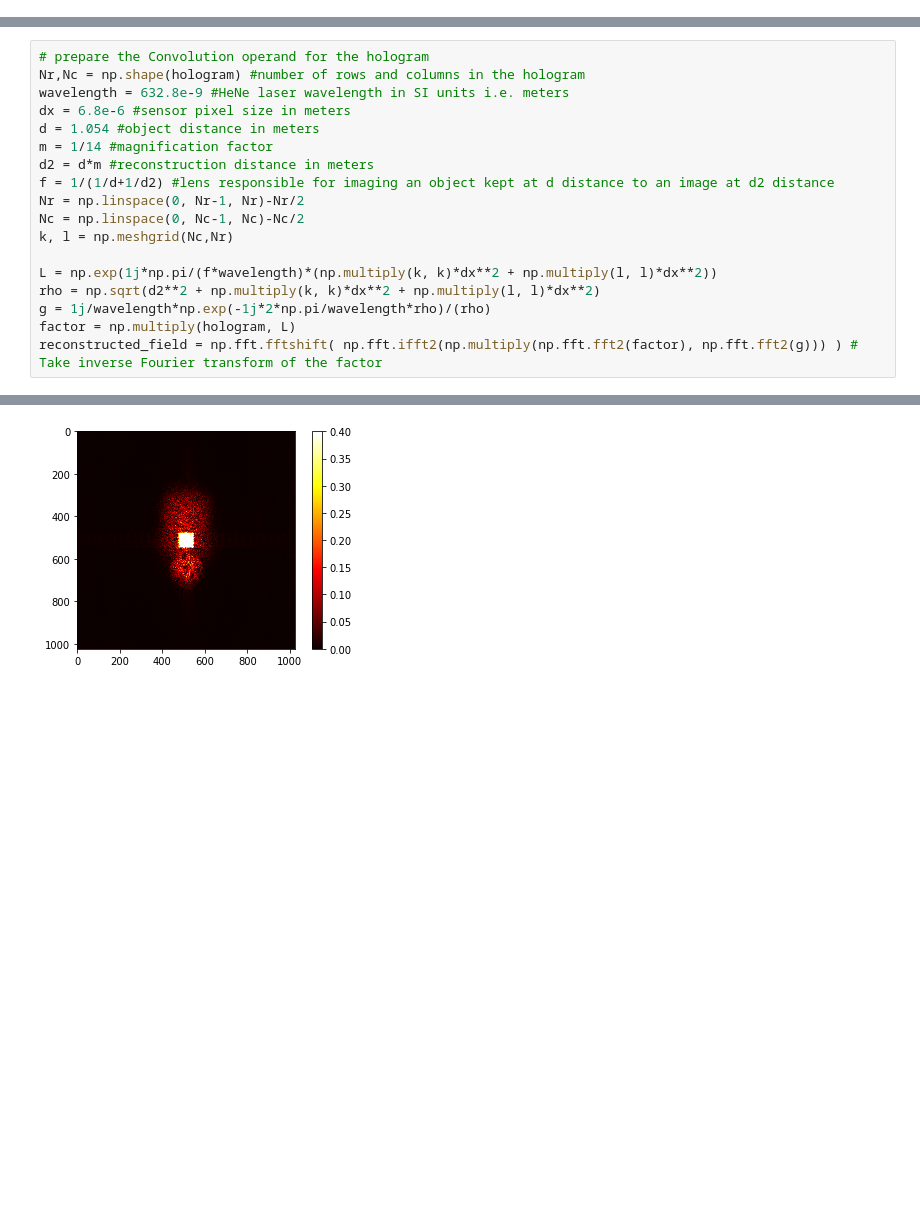
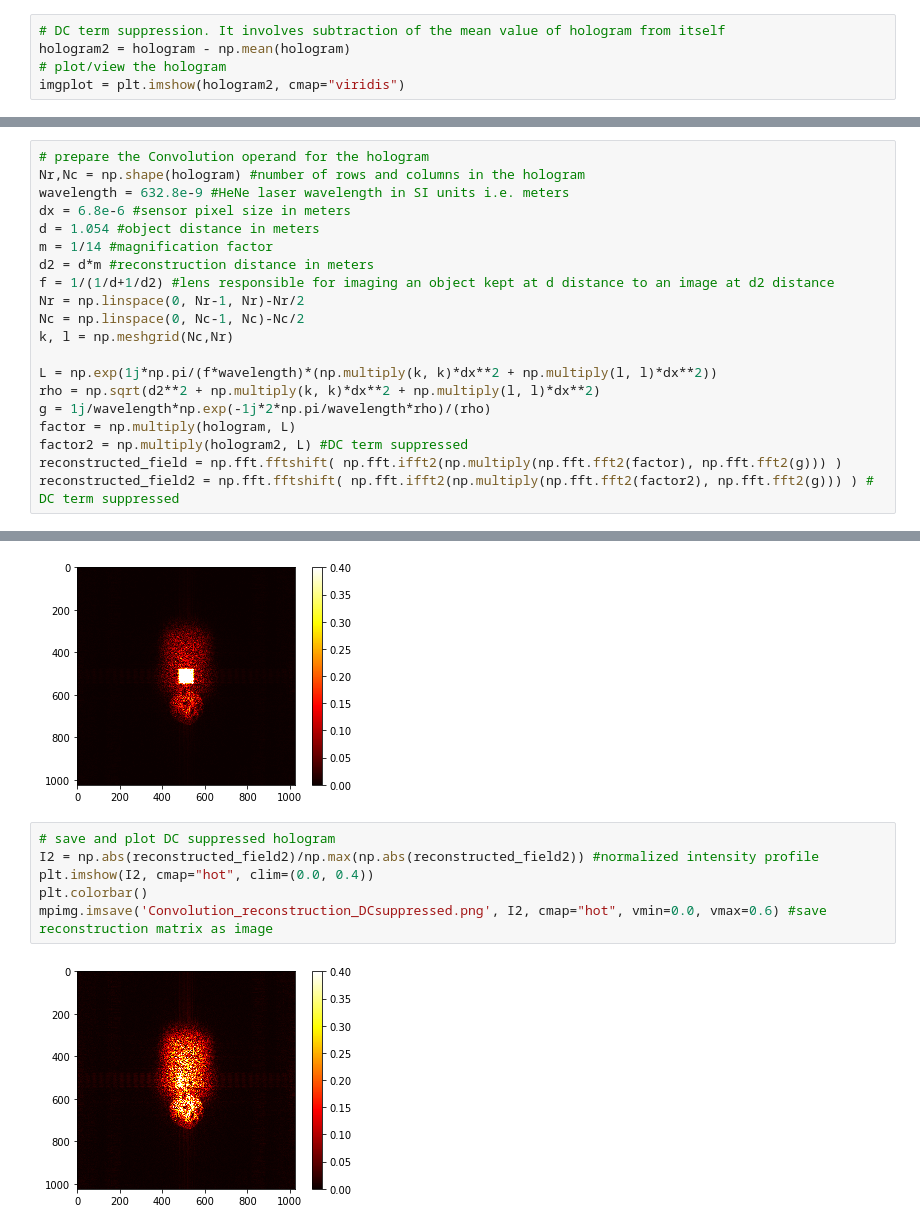
Before and after one commit to OptoManishK/Digital_Holography, a Jupyter notebook: Convolution_reconstruction.ipynb, the cells around one changed output, grey strips where cells are left out. Saved outputs shown, nothing was run; the diff lists cells and outputs as text; blank space fills up the shorter version.

Commit message:
Normal + DC suppressed reconstructions

```diff
--- a/Convolution_reconstruction.ipynb
+++ b/Convolution_reconstruction.ipynb
@@ -19,3 +19,8 @@ hologram = hologram.astype(float) #Convert into float type. Crucial for non inte
 imgplot = plt.imshow(hologram, cmap="viridis")
 # %% [output]
 [figure]
+# %%
+# DC term suppression. It involves subtraction of the mean value of hologram from itself
+hologram2 = hologram - np.mean(hologram)
+# plot/view the hologram
+imgplot = plt.imshow(hologram2, cmap="viridis")
@@ -69,7 +76,9 @@ L = np.exp(1j*np.pi/(f*wavelength)*(np.multiply(k, k)*dx**2 + np.multiply(l, l)*
 rho = np.sqrt(d2**2 + np.multiply(k, k)*dx**2 + np.multiply(l, l)*dx**2)
 g = 1j/wavelength*np.exp(-1j*2*np.pi/wavelength*rho)/(rho)
 factor = np.multiply(hologram, L)
-reconstructed_field = np.fft.fftshift( np.fft.ifft2(np.multiply(np.fft.fft2(factor), np.fft.fft2(g))) ) # Take inverse Fourier transform of the factor
+factor2 = np.multiply(hologram2, L) #DC term suppressed
+reconstructed_field = np.fft.fftshift( np.fft.ifft2(np.multiply(np.fft.fft2(factor), np.fft.fft2(g))) )
+reconstructed_field2 = np.fft.fftshift( np.fft.ifft2(np.multiply(np.fft.fft2(factor2), np.fft.fft2(g))) ) # DC term suppressed
 # %%
 # save and plot
 I = np.abs(reconstructed_field)/np.max(np.abs(reconstructed_field)) #normalized intensity profile
@@ -78,3 +87,11 @@ plt.colorbar()
 mpimg.imsave('Convolution_reconstruction.png', I, cmap="hot", vmin=0.0, vmax=0.3) #save reconstruction matrix as image
 # %% [output]
 [figure]
+# %%
+# save and plot DC suppressed hologram
+I2 = np.abs(reconstructed_field2)/np.max(np.abs(reconstructed_field2)) #normalized intensity profile
+plt.imshow(I2, cmap="hot", clim=(0.0, 0.4))
+plt.colorbar()
+mpimg.imsave('Convolution_reconstruction_DCsuppressed.png', I2, cmap="hot", vmin=0.0, vmax=0.6) #save reconstruction matrix as image
+# %% [output]
+[figure, added]
```
Also changed, not shown: parts of 1 cell of this notebook.
